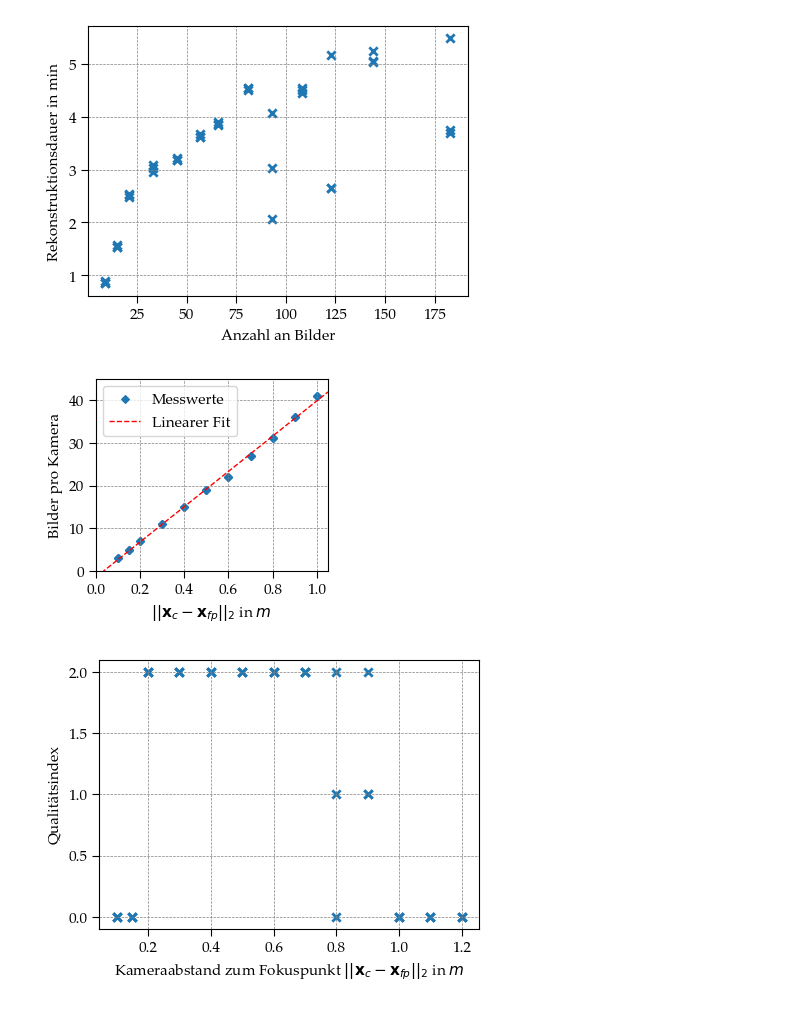
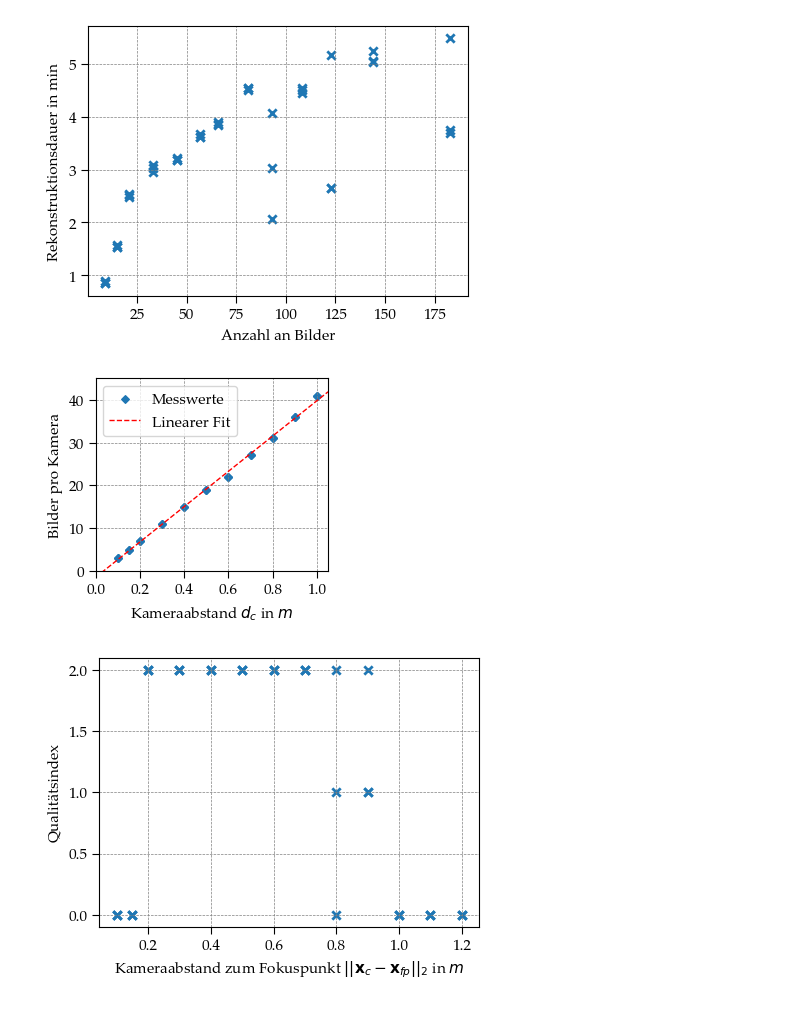
Before and after one commit to tobiashead/synthetic-pipeline-for-3d-reconstruction-of-falling-particles, a Jupyter notebook: thesis/Parameterstudie/VarDistanceCams/Evaluate_VarDistanceCams_400_Object_Center.ipynb, the cells around one changed output. Cells and saved outputs as stored; diff of their text form; code cells hidden in the pictures.

```diff
--- a/thesis/Parameterstudie/VarDistanceCams/Evaluate_VarDistanceCams_400_Object_Center.ipynb
+++ b/thesis/Parameterstudie/VarDistanceCams/Evaluate_VarDistanceCams_400_Object_Center.ipynb
@@ -133,37 +133,37 @@ y = PSets_Eval["images"].iloc[:33].values / PSets_Info["cam_number"].iloc[:33].v
 
 fig, ax = plt.subplots(figsize=(3, 2.5))  # Erstellen einer Figur und eines Subplots
 ax.scatter(x, y,marker="D",s=15,label = "Messwerte")  # Erstellen eines Scatter-Plots
-ax.set_xlabel("$||\mathbf{x}_{c} - \mathbf{x}_{fp}||_2$ in $m$")  # Beschriftung der x-Achse
+ax.set_xlabel("Kameraabstand $d_c$ in $m$")  # Beschriftung der x-Achse
 ax.set_ylabel("Bilder pro Kamera")  # Beschriftung der y-Achse
 ax.grid(True)
 ax.set_xlim([0,1.05])
 ax.set_xticks([0, 0.2, 0.4, 0.6,0.8,1])
 ax.set_ylim([0,45])
 
 
 coef = np.polyfit(x,y,1)
 poly1d_fn = np.poly1d(coef)
 x_poly = np.linspace(0,1.05,10)
 y_poly =  poly1d_fn(x_poly)
 # poly1d_fn is now a function which takes in x and returns an estimate for y
 plt.plot(x_poly,y_poly, '--r',linewidth = 1,label= "Linearer Fit")
 
 
 # # Calculate R-squared value
 # y_pred = poly1d_fn(x)
 # ss_res = np.sum((y - y_pred) ** 2)  # Sum of squared residuals
 # ss_tot = np.sum((y - np.mean(y)) ** 2)  # Total sum of squares
 # r_squared = 1 - (ss_res / ss_tot)
 
 # # Display the equation and R-squared on the plot
 # a, b = coef  # coefficients for y = ax + b
 # equation_text = f"$y = {a:.2f}x + {b:.2f}$\n$R^2 = {r_squared:.2f}$"
 # ax.text(0.05, 130, equation_text, fontsize=10, color="black")
 plt.legend()
 plt.savefig("NumberImages_distance.svg",bbox_inches="tight")
 plt.show()  # Anzeigen des Plots
 # %% [output]
-[figure, old version]
+[figure, new version]
 # %%
 fig, ax = plt.subplots()  # Erstellen einer Figur und eines Subplots
 ax.scatter(PSets_Info["cam_distance"],PSets_Eval["quality_index"],marker="x")  # Erstellen eines Scatter-Plots
```
Also changed, not shown: parts of 3 cells of this notebook, 11 other files.
